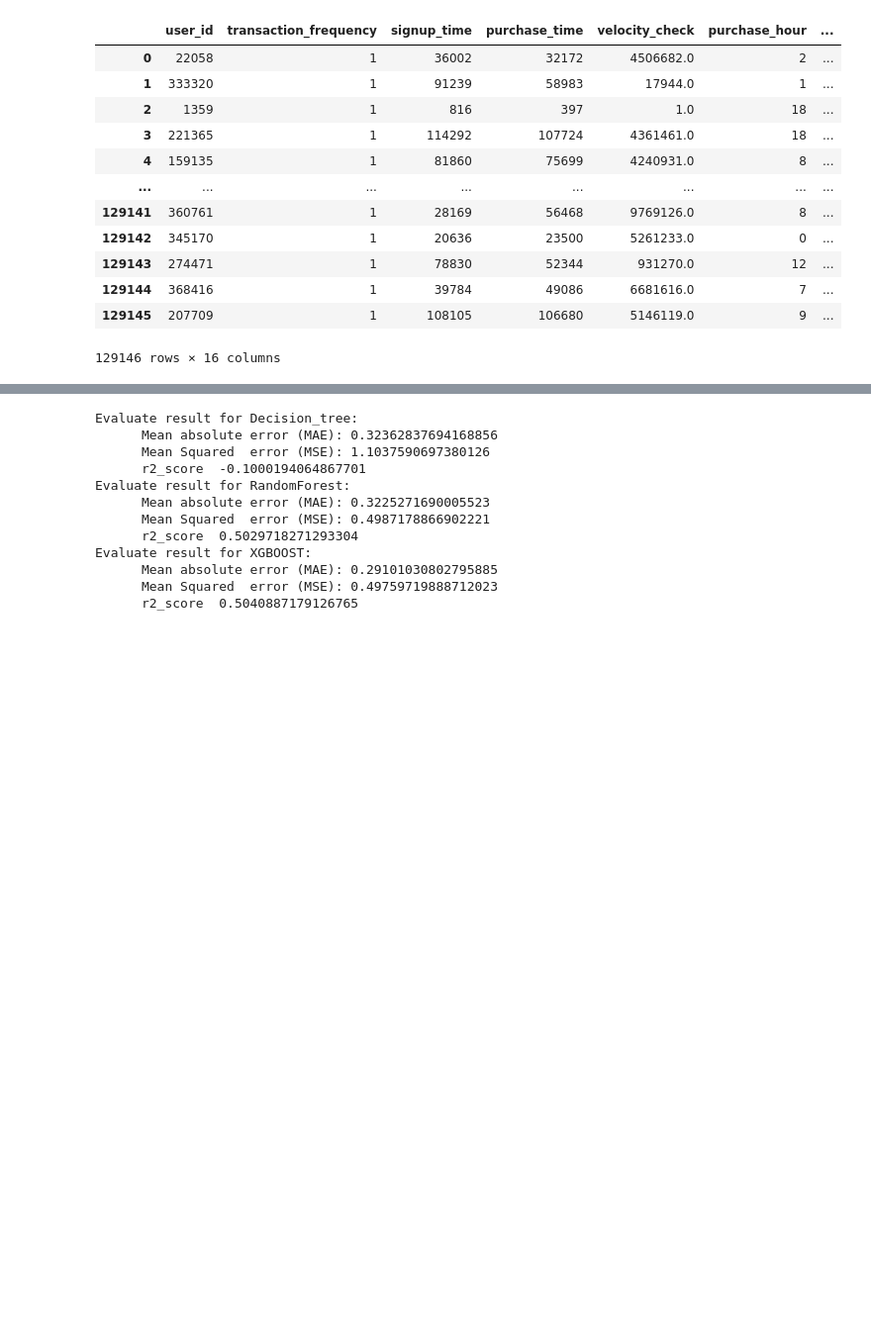
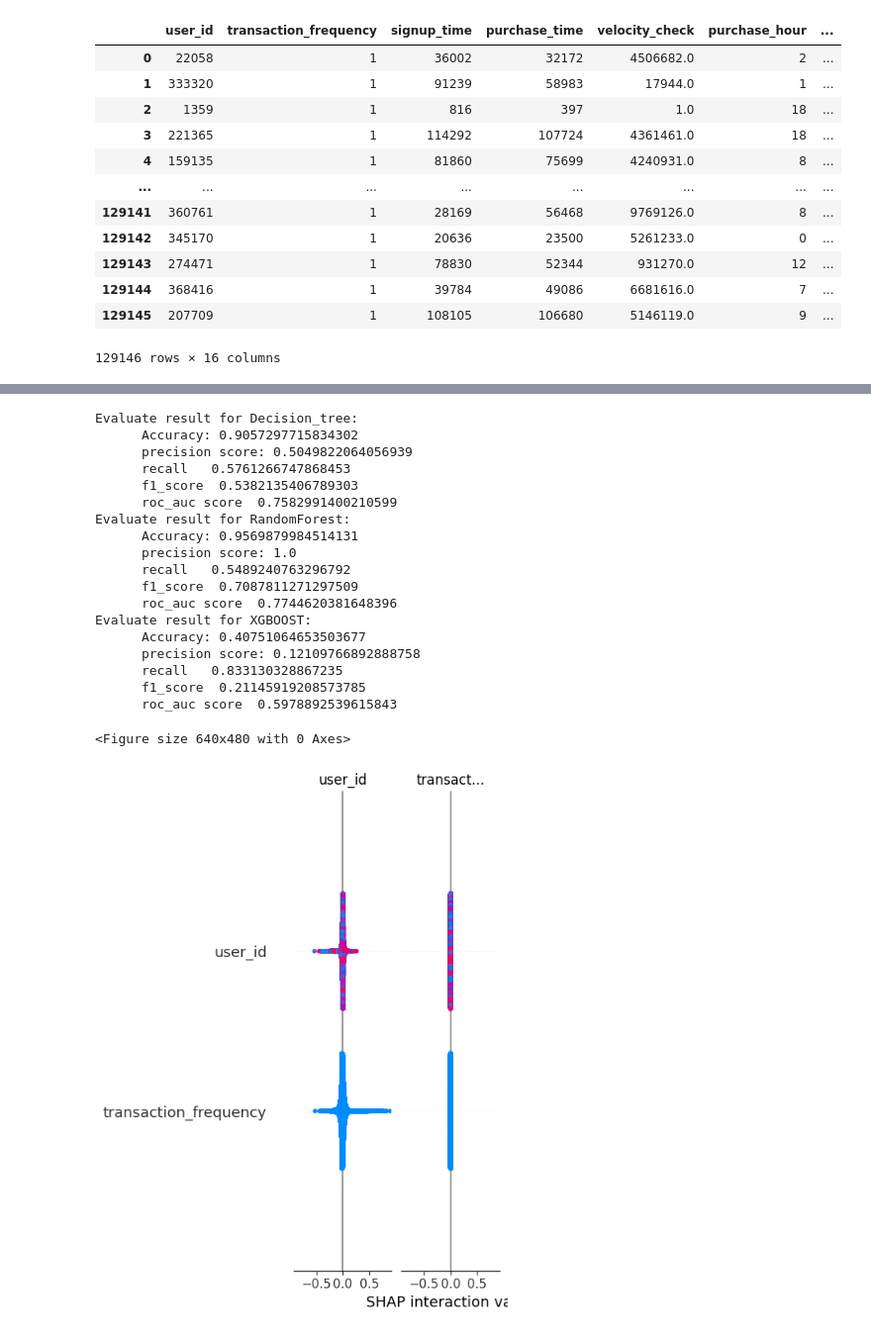
Before and after one commit to Tesfahun03/Fraud-detection-in-Ecommerce-and-credit-card, a Jupyter notebook: notebooks/ml_model.ipynb, the cells around one changed output, grey strips where cells are left out. Shown: that part at 99% size. Cells and saved outputs as stored; diff of their text form; code cells hidden in the pictures; blank space fills up the shorter version.

Commit message:
performing model explainability

```diff
--- a/notebooks/ml_model.ipynb
+++ b/notebooks/ml_model.ipynb
@@ -78,0 +82,5 @@ standard_data
+# %%
+index = df.columns.get_loc('country')
+my_value = df['class']
+standard_data.insert(index + 1, 'class', my_value)
+standard_data.head()
@@ -131,14 +169,17 @@ with mlflow.start_run():
     #model training
     random_forest_model = td.random_forest()
     eval = EvaluateModel()
-    mae_scores, mse_scores, r2_scores = [], [], []
-    mae, mse, r2, _ = eval.evaluate_model(random_forest_model, x_test, y_test)
+    accuracy, precision, recall, f1, roc_auc = [], [], [], [], []
+    accuracy, precision, recall, f1, roc_auc, _ = eval.evaluate_model(random_forest_model, x_test, y_test)
 
     #logging parameters, metrics, model
     mlflow.log_param("n_estimators", 100)
     mlflow.log_param("n_jobs", -1)
-    mlflow.log_metric("mae", mae)
-    mlflow.log_metric("mse", mse)
-    mlflow.log_metric("r2", r2)
+    mlflow.log_metric("accuracy", accuracy)
+    mlflow.log_metric("precision", precision)
+    mlflow.log_metric("recall", recall)
+    mlflow.log_metric("f1", f1)
+    mlflow.log_metric("roc_auc", roc_auc)
     mlflow.sklearn.log_model(random_forest_model, "random_forest_model")
+joblib.dump(random_forest_model, filename = '../models/RF.pkl', compress = 3)
 # %% [output]
@@ -147,30 +188,50 @@ with mlflow.start_run():
 # %%
 eval = EvaluateModel()
-mae_scores, mse_scores, r2_scores = [], [], []
+accuracy_value, precision_value, recall_value, f1_value, roc_auc_value = [], [], [], [], []
 models = ['Decision_tree', 'RandomForest', 'XGBOOST']
 
 for model in [decision_tree_model, random_forest_model, xg_model]:
-    mae, mse, r2, _ = eval.evaluate_model(model, x_test, y_test)
-    mae_scores.append(mae)
-    mse_scores.append(mse)
-    r2_scores.append(r2)
+    accuracy, precision, recall, f1, roc_auc, _ = eval.evaluate_model(model, x_test, y_test)
+    accuracy_value.append(accuracy)
+    precision_value.append(precision)
+    recall_value.append(recall)
+    f1_value.append(f1)
+    roc_auc_value.append(roc_auc)
 
 
 for i, model_name in enumerate(models):
     print(f'Evaluate result for {model_name}: ')
-    print(f'      Mean absolute error (MAE): {mae_scores[i]} ')
-    print(f'      Mean Squared  error (MSE): {mse_scores[i]} ')
-    print(f'      r2_score  {r2_scores[i]}')
+    print(f'      Accuracy: {accuracy_value[i]} ')
+    print(f'      precision score: {precision_value[i]} ')
+    print(f'      recall   {recall_value[i]}')
+    print(f'      f1_score  {f1_value[i]}')
+    print(f'      roc_auc score  {roc_auc_value[i]}')
 # %% [output]
 Evaluate result for Decision_tree:
-      Mean absolute error (MAE): 0.32362837694168856
-      Mean Squared  error (MSE): 1.1037590697380126
-      r2_score  -0.1000194064867701
+      Accuracy: 0.9057297715834302
+      precision score: 0.5049822064056939
+      recall   0.5761266747868453
+      f1_score  0.5382135406789303
+      roc_auc score  0.7582991400210599
 Evaluate result for RandomForest:
-      Mean absolute error (MAE): 0.3225271690005523
-      Mean Squared  error (MSE): 0.4987178866902221
-      r2_score  0.5029718271293304
+      Accuracy: 0.9569879984514131
+      precision score: 1.0
+      recall   0.5489240763296792
+      f1_score  0.7087811271297509
+      roc_auc score  0.7744620381648396
 Evaluate result for XGBOOST:
-      Mean absolute error (MAE): 0.29101030802795885
-      Mean Squared  error (MSE): 0.49759719888712023
-      r2_score  0.5040887179126765
+      Accuracy: 0.40751064653503677
+      precision score: 0.12109766892888758
+      recall   0.833130328867235
+      f1_score  0.21145919208573785
+      roc_auc score  0.5978892539615843
+# %%
+from src.model_explainability import ModelExplainability
+models = [decision_tree_model, random_forest_model, xg_model]
+feature_names =['user_id','transaction_frequency', 'signup_time', 'purchase_time', 'velocity_check',  'purchase_hour','purchase_weekday','purchase_value','device_id','source', 'browser','sex','age','ip_address','country']
+for model in models:
+    explain_model = ModelExplainability(model, x_train, x_test, feature_names)
+    explain_model.explain_with_shap()
+# %% [output]
+<Figure size 640x480 with 0 Axes>
+[figure, added]
```
Also changed, not shown: parts of 8 cells of this notebook, 7 other files.
